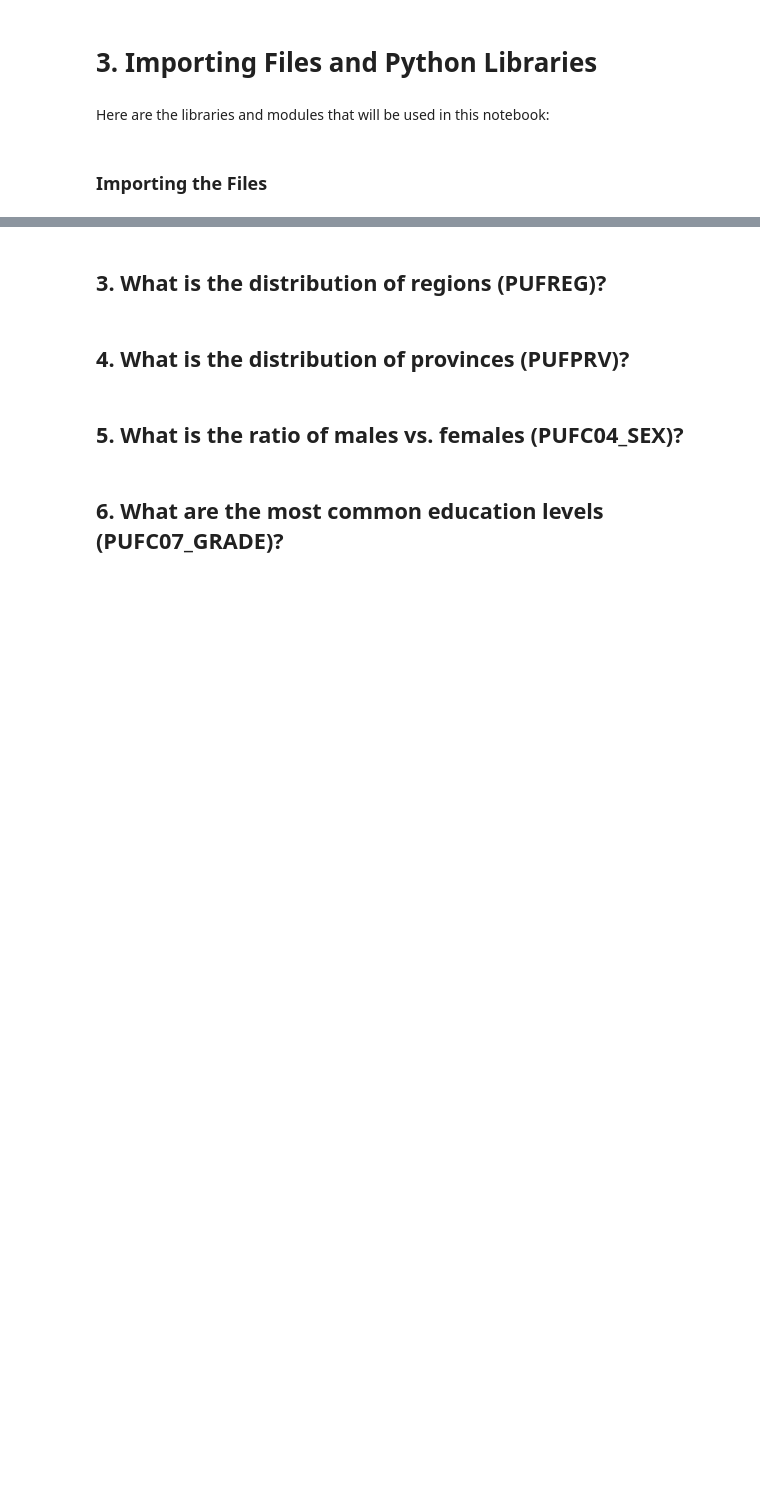
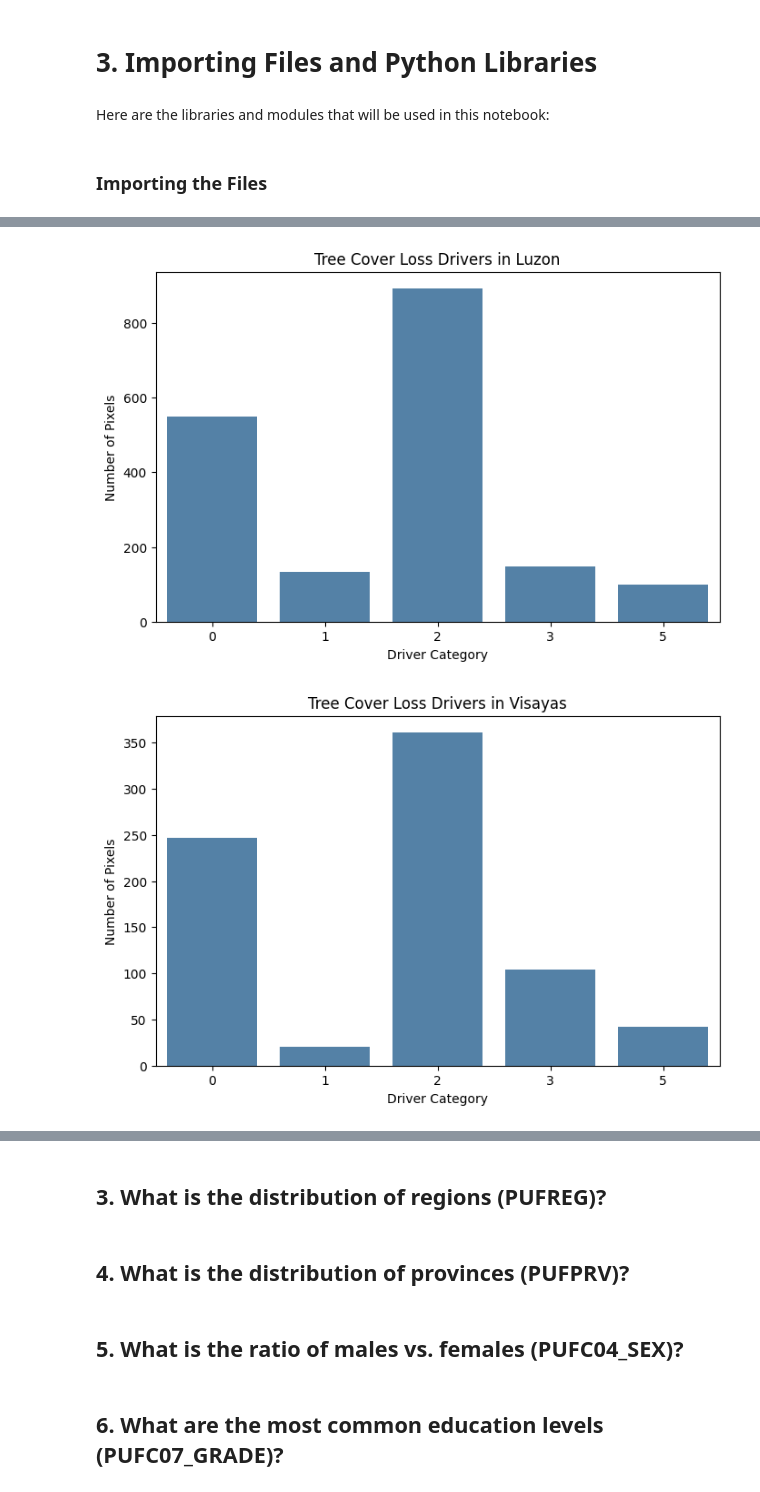
Before and after one commit to JacyNateLiu/CMEPHY1, a Jupyter notebook: cmephy.ipynb, the cells around one changed output, grey strips where cells are left out. Cells and saved outputs as stored; diff of their text form; code cells hidden in the pictures; blank space fills up the shorter version.

```diff
--- a/cmephy.ipynb
+++ b/cmephy.ipynb
@@ -157,0 +332,8 @@ transform = transforms['land_cover']
+# %%
+# Plot bar charts
+plot_driver_distribution(luzon_counts, 'Luzon')
+plot_driver_distribution(visayas_counts, 'Visayas')
+plot_driver_distribution(mindanao_counts, 'Mindanao')
+# %% [output]
+[figure, added]
+[figure, added]
```
Also changed, not shown: parts of 63 cells of this notebook.
